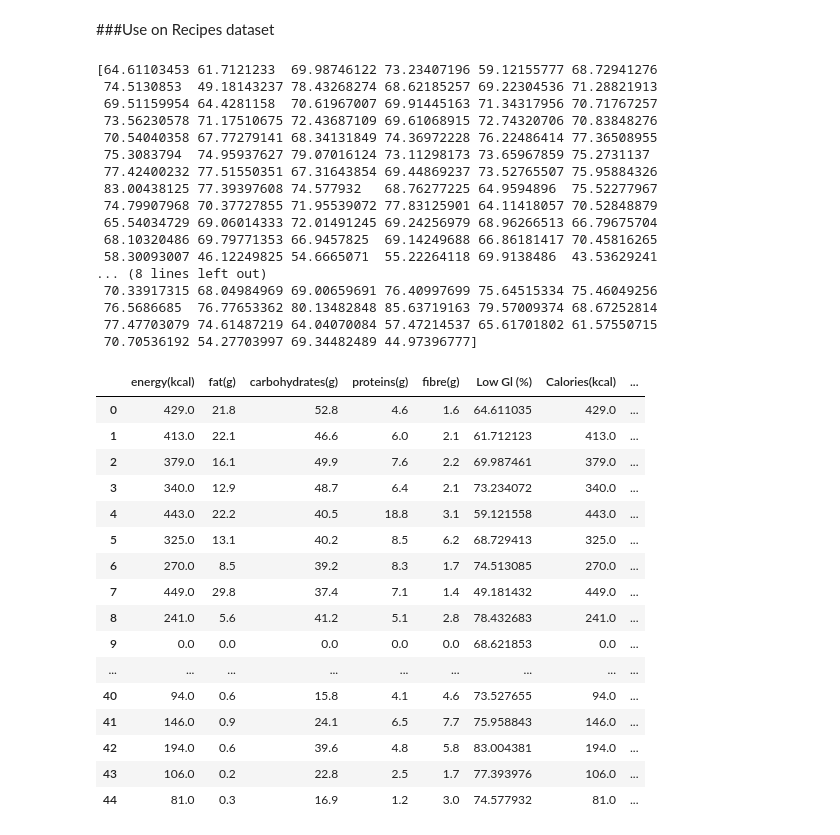
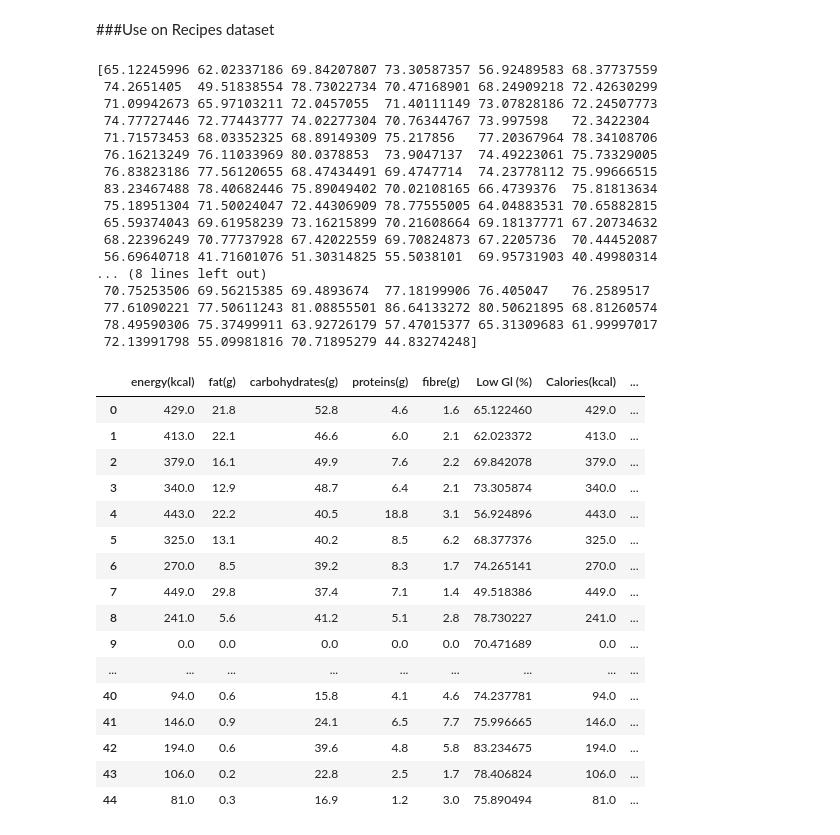
Before and after one commit to MutonyiLewis/DiabetesRecipes, a Jupyter notebook: GIRidgeRegression.ipynb, the cells around one changed output. Drawn from its saved outputs; the diff is of its cells as text; code cells hidden in the pictures.

```diff
--- a/GIRidgeRegression.ipynb
+++ b/GIRidgeRegression.ipynb
@@ -77,7 +77,7 @@ Mean squared error on test set: 365.53291265924156
 # %% [markdown]
 ##Use model to train new dataset
 # %%
-recipes_dataset = pd.read_csv('/content/drive/MyDrive/Attachment Folder/Recipes.csv')
+recipes_dataset = pd.read_csv('/content/drive/MyDrive/Attachment Folder/RecipesImp.csv')
 recipes_dataset.head(3)
 
 df = pd.DataFrame(recipes_dataset)
@@ -105,7 +105,7 @@ X1['Total Carbohydrate (g)'] = df['carbohydrates(g)']
 X1['Dietary Fiber (g)'] = df['fibre(g)']
 X1['Protein (g)'] = df['proteins(g)']
 X1['Fat (g)'] = df['fat(g)']
-X1 = X1.drop(columns=['High Gl (%)','energy(kcal)', 'fibre(g)', 'fat(g)', 'proteins(g)', 'carbohydrates(g)'])
+X1 = X1.drop(columns=['High Gl (%)','energy(kcal)', 'fibre(g)', 'fat(g)', 'proteins(g)', 'carbohydrates(g)', 'F_factor_est'])
 print(X1)
 X1.head(3)
 # %% [output]
@@ -173,0 +176,3 @@ df.head(45)
+# %%
+recipes_dataset['High GI(%)'] = y_pred
+recipes_dataset.head(3)
@@ -210,56 +220,56 @@ Mean squared error on test set: 335.5813638583606
 # %%
 #Load the dataset
 df = pd.DataFrame(recipes_dataset)
-df = df.drop(columns=['title','index','page','about','ingridients','preparation', 'nutrition per 100g of recipe','vitamin A(mcg)', 'iron(mg)','zinc(mg)'])
+df = df.drop(columns=['title','index','page','about','ingridients','preparation', 'nutrition per 100g of recipe','vitamin A(mcg)', 'iron(mg)','zinc(mg)','High GI(%)', 'F_factor_est'])
 df['Low Gl (%)'] = ''
 y = df['Low Gl (%)']
 
 
 X2 = pd.DataFrame(df)
 X2['Calories(kcal)'] = df['energy(kcal)']
 X2['Total Carbohydrate (g)'] = df['carbohydrates(g)']
 X2['Dietary Fiber (g)'] = df['fibre(g)']
 X2['Protein (g)'] = df['proteins(g)']
 X2['Fat (g)'] = df['fat(g)']
 X2 = X2.drop(columns=['Low Gl (%)','energy(kcal)', 'fibre(g)', 'fat(g)', 'proteins(g)', 'carbohydrates(g)'])
 
 #Add the GL column
 y_pred = best_model.predict(X2)
 df['Low Gl (%)'] = y_pred
 print(y_pred)
 df.head(45)
 # %% [output]
-[64.61103453 61.7121233  69.98746122 73.23407196 59.12155777 68.72941276
- 74.5130853  49.18143237 78.43268274 68.62185257 69.22304536 71.28821913
- 69.51159954 64.4281158  70.61967007 69.91445163 71.34317956 70.71767257
- 73.56230578 71.17510675 72.43687109 69.61068915 72.74320706 70.83848276
- 70.54040358 67.77279141 68.34131849 74.36972228 76.22486414 77.36508955
- 75.3083794  74.95937627 79.07016124 73.11298173 73.65967859 75.2731137
- 77.42400232 77.51550351 67.31643854 69.44869237 73.52765507 75.95884326
- 83.00438125 77.39397608 74.577932   68.76277225 64.9594896  75.52277967
- 74.79907968 70.37727855 71.95539072 77.83125901 64.11418057 70.52848879
- 65.54034729 69.06014333 72.01491245 69.24256979 68.96266513 66.79675704
- 68.10320486 69.79771353 66.9457825  69.14249688 66.86181417 70.45816265
- 58.30093007 46.12249825 54.6665071  55.22264118 69.9138486  43.53629241
+[65.12245996 62.02337186 69.84207807 73.30587357 56.92489583 68.37737559
+ 74.2651405  49.51838554 78.73022734 70.47168901 68.24909218 72.42630299
+ 71.09942673 65.97103211 72.0457055  71.40111149 73.07828186 72.24507773
+ 74.77727446 72.77443777 74.02277304 70.76344767 73.997598   72.3422304
+ 71.71573453 68.03352325 68.89149309 75.217856   77.20367964 78.34108706
+ 76.16213249 76.11033969 80.0378853  73.9047137  74.49223061 75.73329005
+ 76.83823186 77.56120655 68.47434491 69.4747714  74.23778112 75.99666515
+ 83.23467488 78.40682446 75.89049402 70.02108165 66.4739376  75.81813634
+ 75.18951304 71.50024047 72.44306909 78.77555005 64.04883531 70.65882815
+ 65.59374043 69.61958239 73.16215899 70.21608664 69.18137771 67.20734632
+ 68.22396249 70.77737928 67.42022559 69.70824873 67.2205736  70.44452087
+ 56.69640718 41.71601076 51.30314825 55.5038101  69.95731903 40.49980314
 ... (8 lines left out)
- 70.33917315 68.04984969 69.00659691 76.40997699 75.64515334 75.46049256
- 76.5686685  76.77653362 80.13482848 85.63719163 79.57009374 68.67252814
- 77.47703079 74.61487219 64.04070084 57.47214537 65.61701802 61.57550715
- 70.70536192 54.27703997 69.34482489 44.97396777]
+ 70.75253506 69.56215385 69.4893674  77.18199906 76.405047   76.2589517
+ 77.61090221 77.50611243 81.08855501 86.64133272 80.50621895 68.81260574
+ 78.49590306 75.37499911 63.92726179 57.47015377 65.31309683 61.99997017
+ 72.13991798 55.09981816 70.71895279 44.83274248]
 |  | energy(kcal) | fat(g) | carbohydrates(g) | proteins(g) | fibre(g) | Low Gl (%) | Calories(kcal) | ... |
-| 0 | 429.0 | 21.8 | 52.8 | 4.6 | 1.6 | 64.611035 | 429.0 | ... |
-| 1 | 413.0 | 22.1 | 46.6 | 6.0 | 2.1 | 61.712123 | 413.0 | ... |
-| 2 | 379.0 | 16.1 | 49.9 | 7.6 | 2.2 | 69.987461 | 379.0 | ... |
-| 3 | 340.0 | 12.9 | 48.7 | 6.4 | 2.1 | 73.234072 | 340.0 | ... |
-| 4 | 443.0 | 22.2 | 40.5 | 18.8 | 3.1 | 59.121558 | 443.0 | ... |
-| 5 | 325.0 | 13.1 | 40.2 | 8.5 | 6.2 | 68.729413 | 325.0 | ... |
-| 6 | 270.0 | 8.5 | 39.2 | 8.3 | 1.7 | 74.513085 | 270.0 | ... |
-| 7 | 449.0 | 29.8 | 37.4 | 7.1 | 1.4 | 49.181432 | 449.0 | ... |
-| 8 | 241.0 | 5.6 | 41.2 | 5.1 | 2.8 | 78.432683 | 241.0 | ... |
-| 9 | 0.0 | 0.0 | 0.0 | 0.0 | 0.0 | 68.621853 | 0.0 | ... |
+| 0 | 429.0 | 21.8 | 52.8 | 4.6 | 1.6 | 65.122460 | 429.0 | ... |
+| 1 | 413.0 | 22.1 | 46.6 | 6.0 | 2.1 | 62.023372 | 413.0 | ... |
+| 2 | 379.0 | 16.1 | 49.9 | 7.6 | 2.2 | 69.842078 | 379.0 | ... |
+| 3 | 340.0 | 12.9 | 48.7 | 6.4 | 2.1 | 73.305874 | 340.0 | ... |
+| 4 | 443.0 | 22.2 | 40.5 | 18.8 | 3.1 | 56.924896 | 443.0 | ... |
+| 5 | 325.0 | 13.1 | 40.2 | 8.5 | 6.2 | 68.377376 | 325.0 | ... |
+| 6 | 270.0 | 8.5 | 39.2 | 8.3 | 1.7 | 74.265141 | 270.0 | ... |
+| 7 | 449.0 | 29.8 | 37.4 | 7.1 | 1.4 | 49.518386 | 449.0 | ... |
+| 8 | 241.0 | 5.6 | 41.2 | 5.1 | 2.8 | 78.730227 | 241.0 | ... |
+| 9 | 0.0 | 0.0 | 0.0 | 0.0 | 0.0 | 70.471689 | 0.0 | ... |
 | ... | ... | ... | ... | ... | ... | ... | ... | ... |
-| 40 | 94.0 | 0.6 | 15.8 | 4.1 | 4.6 | 73.527655 | 94.0 | ... |
-| 41 | 146.0 | 0.9 | 24.1 | 6.5 | 7.7 | 75.958843 | 146.0 | ... |
-| 42 | 194.0 | 0.6 | 39.6 | 4.8 | 5.8 | 83.004381 | 194.0 | ... |
-| 43 | 106.0 | 0.2 | 22.8 | 2.5 | 1.7 | 77.393976 | 106.0 | ... |
-| 44 | 81.0 | 0.3 | 16.9 | 1.2 | 3.0 | 74.577932 | 81.0 | ... |
+| 40 | 94.0 | 0.6 | 15.8 | 4.1 | 4.6 | 74.237781 | 94.0 | ... |
+| 41 | 146.0 | 0.9 | 24.1 | 6.5 | 7.7 | 75.996665 | 146.0 | ... |
+| 42 | 194.0 | 0.6 | 39.6 | 4.8 | 5.8 | 83.234675 | 194.0 | ... |
+| 43 | 106.0 | 0.2 | 22.8 | 2.5 | 1.7 | 78.406824 | 106.0 | ... |
+| 44 | 81.0 | 0.3 | 16.9 | 1.2 | 3.0 | 75.890494 | 81.0 | ... |
```
Also changed, not shown: parts of 8 cells of this notebook.
